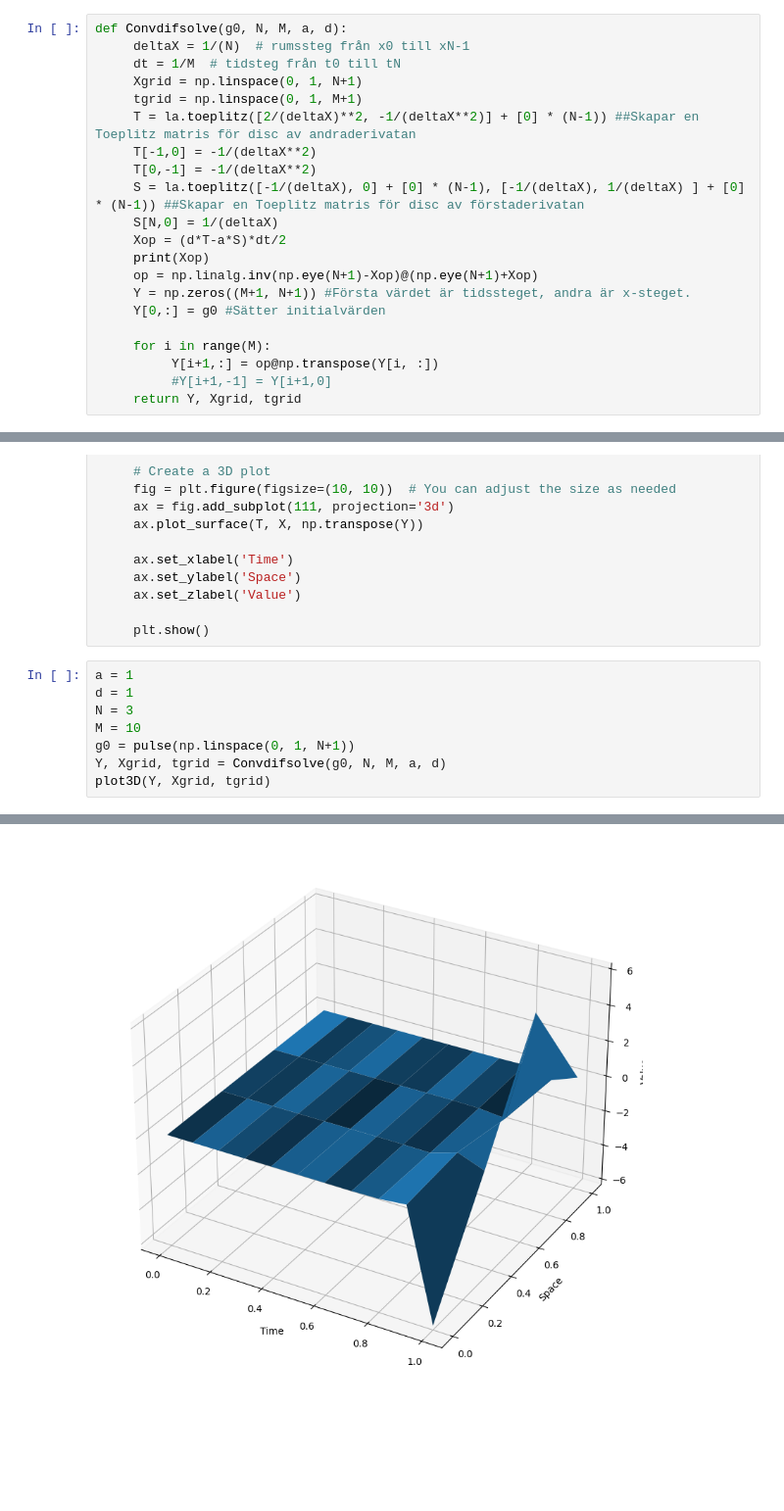
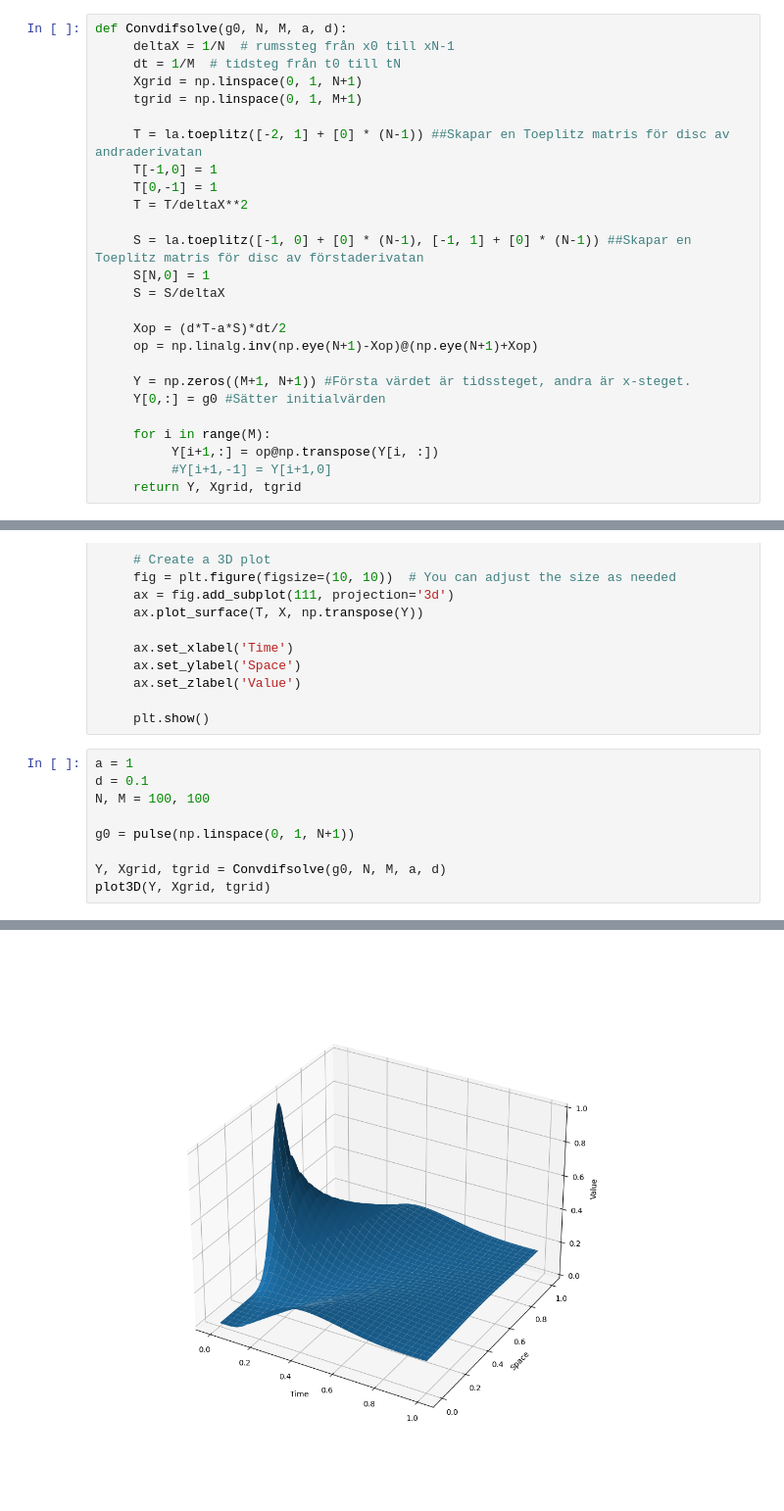
Before and after one commit to axelorrhede/Numerical-Methods-for-Differential-Equations, a Jupyter notebook: Project3task3.ipynb, the cells around one changed output, grey strips where cells are left out. Shown at 98% size. Drawn from its saved outputs; the diff is of its cells as text; blank space fills up the shorter version.

```diff
--- a/Project3task3.ipynb
+++ b/Project3task3.ipynb
@@ -9,18 +10,23 @@ from mpl_toolkits.mplot3d import Axes3D
 ## Task 3.1
 # %%
 def Convdifsolve(g0, N, M, a, d):
-     deltaX = 1/(N)  # rumssteg från x0 till xN-1
+     deltaX = 1/N  # rumssteg från x0 till xN-1
      dt = 1/M  # tidsteg från t0 till tN
      Xgrid = np.linspace(0, 1, N+1)
      tgrid = np.linspace(0, 1, M+1)
-     T = la.toeplitz([2/(deltaX)**2, -1/(deltaX**2)] + [0] * (N-1)) ##Skapar en Toeplitz matris för disc av andraderivatan
-     T[-1,0] = -1/(deltaX**2)
-     T[0,-1] = -1/(deltaX**2)
-     S = la.toeplitz([-1/(deltaX), 0] + [0] * (N-1), [-1/(deltaX), 1/(deltaX) ] + [0] * (N-1)) ##Skapar en Toeplitz matris för disc av förstaderivatan
-     S[N,0] = 1/(deltaX)
+
+     T = la.toeplitz([-2, 1] + [0] * (N-1)) ##Skapar en Toeplitz matris för disc av andraderivatan
+     T[-1,0] = 1
+     T[0,-1] = 1
+     T = T/deltaX**2
+
+     S = la.toeplitz([-1, 0] + [0] * (N-1), [-1, 1] + [0] * (N-1)) ##Skapar en Toeplitz matris för disc av förstaderivatan
+     S[N,0] = 1
+     S = S/deltaX
+
      Xop = (d*T-a*S)*dt/2
-     print(Xop)
      op = np.linalg.inv(np.eye(N+1)-Xop)@(np.eye(N+1)+Xop)
+
      Y = np.zeros((M+1, N+1)) #Första värdet är tidssteget, andra är x-steget.
      Y[0,:] = g0 #Sätter initialvärden
 
@@ -47,10 +53,11 @@ def plot3D(Y, Xgrid, tgrid):
      plt.show()
 # %%
 a = 1
-d = 1
-N = 3
-M = 10
+d = 0.1
+N, M = 100, 100
+
 g0 = pulse(np.linspace(0, 1, N+1))
+
 Y, Xgrid, tgrid = Convdifsolve(g0, N, M, a, d)
 plot3D(Y, Xgrid, tgrid)
 # %% [output]
@@ -61,4 +64,4 @@ plot3D(Y, Xgrid, tgrid)
-[figure, old version]
+[figure, new version]
 # %%
 print(Y[M,int(N/2)])
 print(Y[M,int(N)])
```
Also changed, not shown: parts of 3 cells of this notebook.
